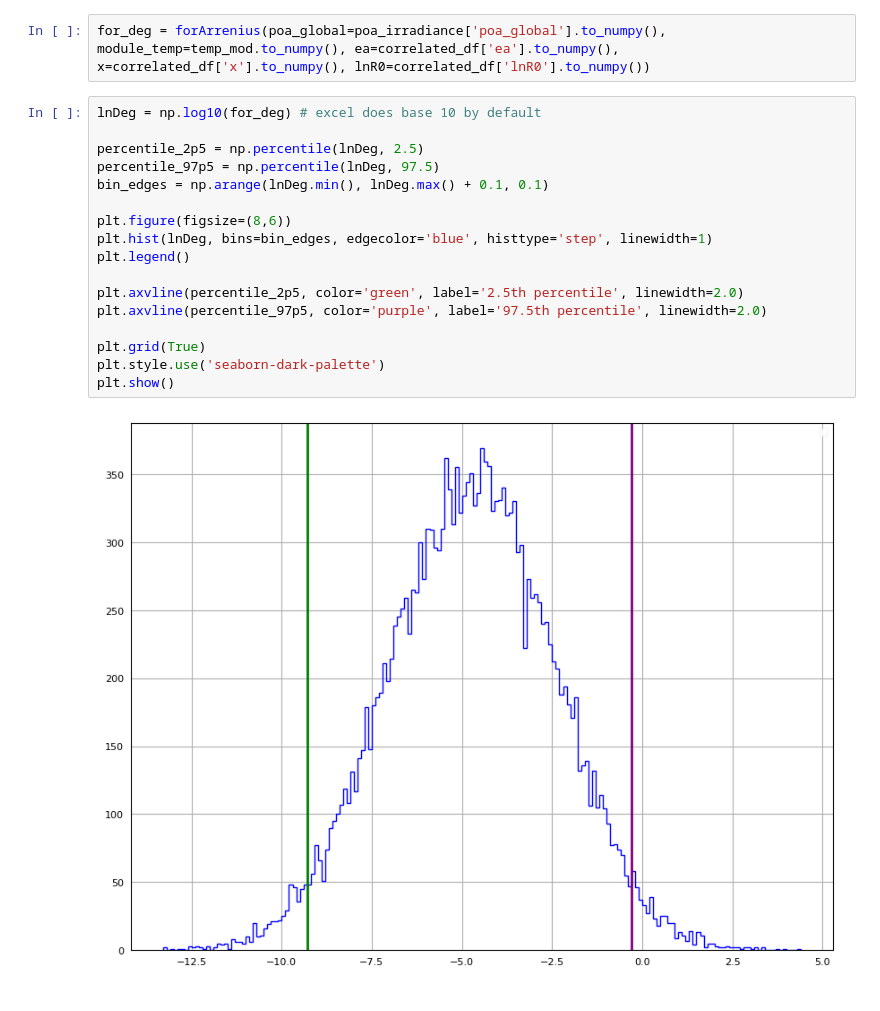
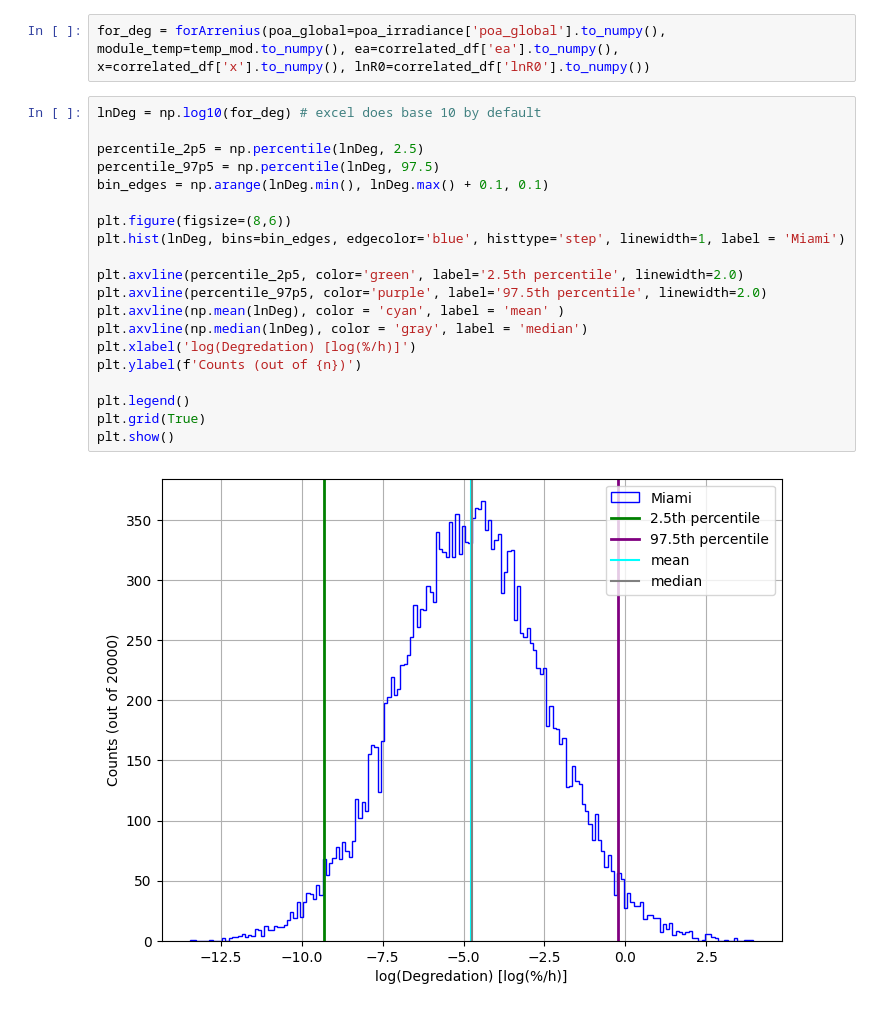
Before and after one commit to tobin-ford/Monte-Carlo, a Jupyter notebook: monte-carlo.ipynb, the cells around one changed output. Drawn from its saved outputs; the diff is of its cells as text.

Commit message:
Added mean and median

```diff
--- a/monte-carlo.ipynb
+++ b/monte-carlo.ipynb
@@ -155,22 +153,25 @@ for_deg = forArrenius(poa_global=poa_irradiance['poa_global'].to_numpy(), module
 # %%
 lnDeg = np.log10(for_deg) # excel does base 10 by default
 
 percentile_2p5 = np.percentile(lnDeg, 2.5)
 percentile_97p5 = np.percentile(lnDeg, 97.5)
 bin_edges = np.arange(lnDeg.min(), lnDeg.max() + 0.1, 0.1)
 
 plt.figure(figsize=(8,6))
-plt.hist(lnDeg, bins=bin_edges, edgecolor='blue', histtype='step', linewidth=1)
-plt.legend()
+plt.hist(lnDeg, bins=bin_edges, edgecolor='blue', histtype='step', linewidth=1, label = 'Miami')
 
 plt.axvline(percentile_2p5, color='green', label='2.5th percentile', linewidth=2.0)
 plt.axvline(percentile_97p5, color='purple', label='97.5th percentile', linewidth=2.0)
+plt.axvline(np.mean(lnDeg), color = 'cyan', label = 'mean' )
+plt.axvline(np.median(lnDeg), color = 'gray', label = 'median')
+plt.xlabel('log(Degredation) [log(%/h)]')
+plt.ylabel(f'Counts (out of {n})')
 
+plt.legend()
 plt.grid(True)
-plt.style.use('seaborn-dark-palette')
 plt.show()
 # %% [output]
-[figure, old version]
+[figure, new version]
 # %%
 output_df = pd.DataFrame(for_deg)
 
```
Also changed, not shown: parts of 3 cells of this notebook.
